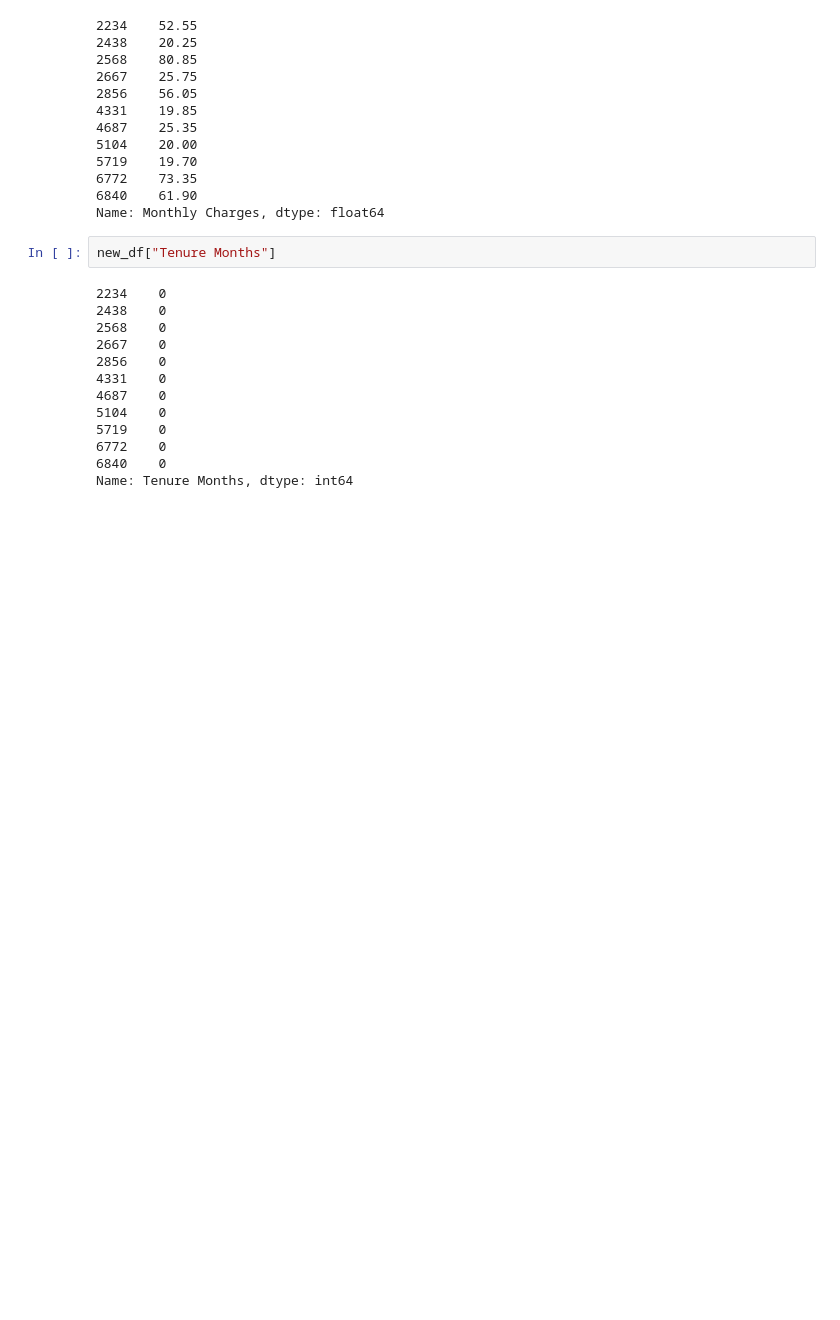
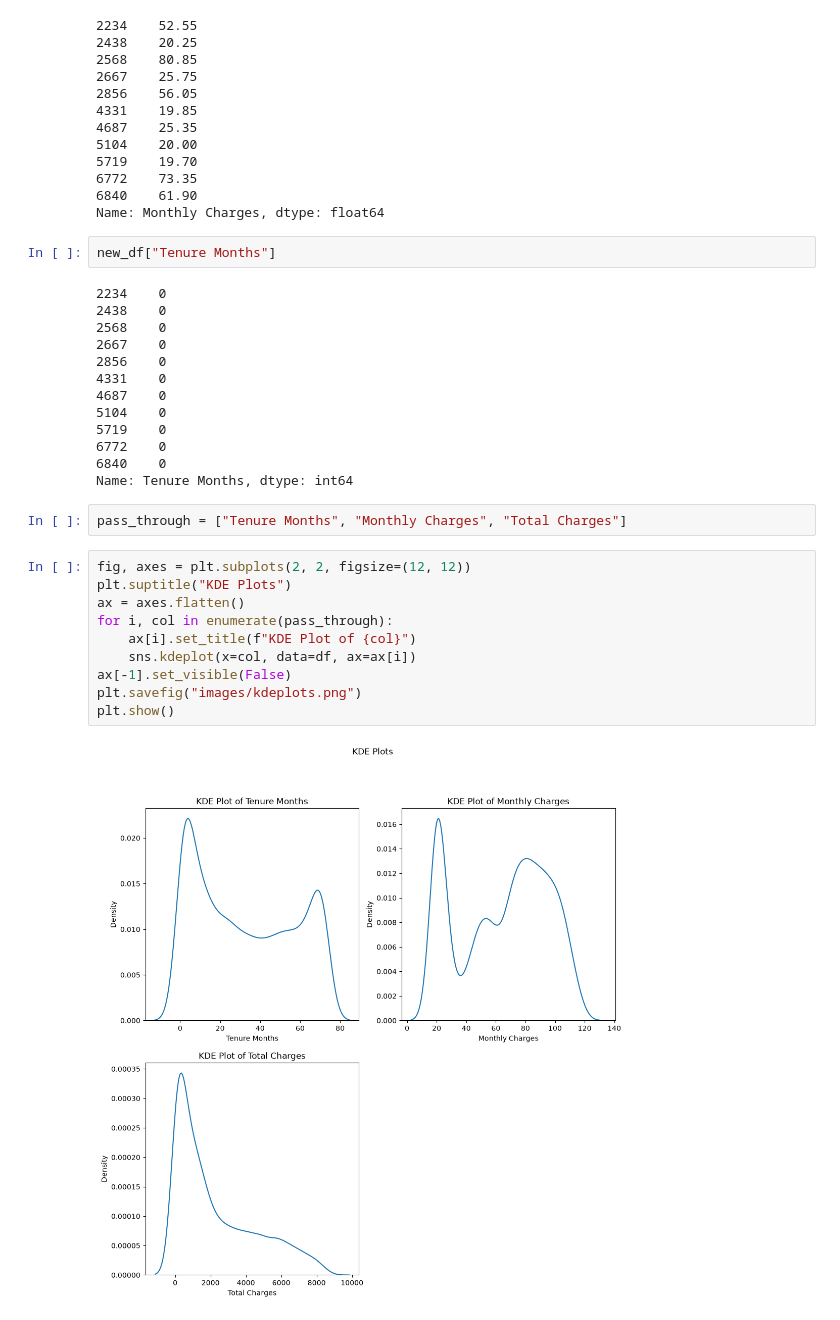
Before and after one commit to YugamdeepGoyal/exp_learning_telco_churn, a Jupyter notebook: eda.ipynb, the cells around one changed output. Saved outputs shown, nothing was run; the diff lists cells and outputs as text; blank space fills up the shorter version.

```diff
--- a/eda.ipynb
+++ b/eda.ipynb
@@ -157,3 +157,17 @@ new_df["Tenure Months"]
 6772    0
 6840    0
 Name: Tenure Months, dtype: int64
+# %%
+pass_through = ["Tenure Months", "Monthly Charges", "Total Charges"]
+# %%
+fig, axes = plt.subplots(2, 2, figsize=(12, 12))
+plt.suptitle("KDE Plots")
+ax = axes.flatten()
+for i, col in enumerate(pass_through):
+    ax[i].set_title(f"KDE Plot of {col}")
+    sns.kdeplot(x=col, data=df, ax=ax[i])
+ax[-1].set_visible(False)
+plt.savefig("images/kdeplots.png")
+plt.show()
+# %% [output]
+[figure, added]
```
Also changed, not shown: 4 other files.
